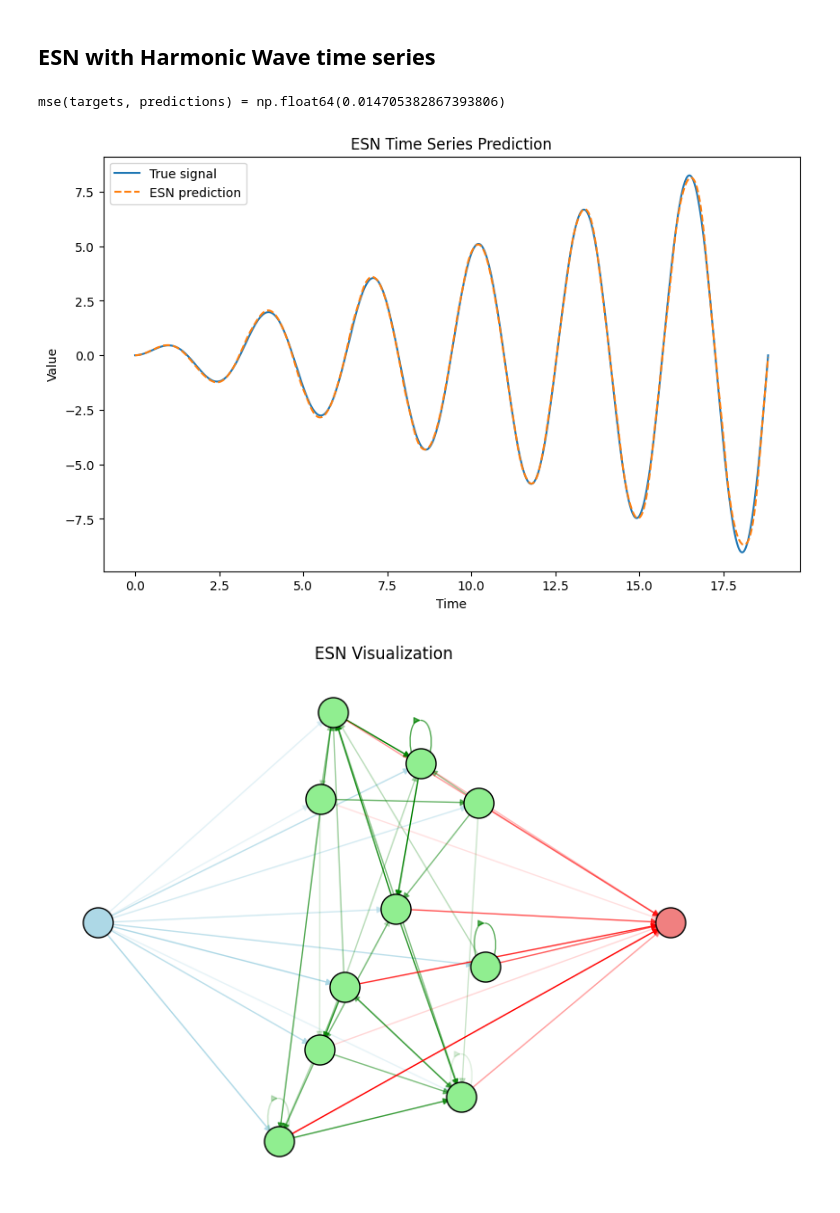
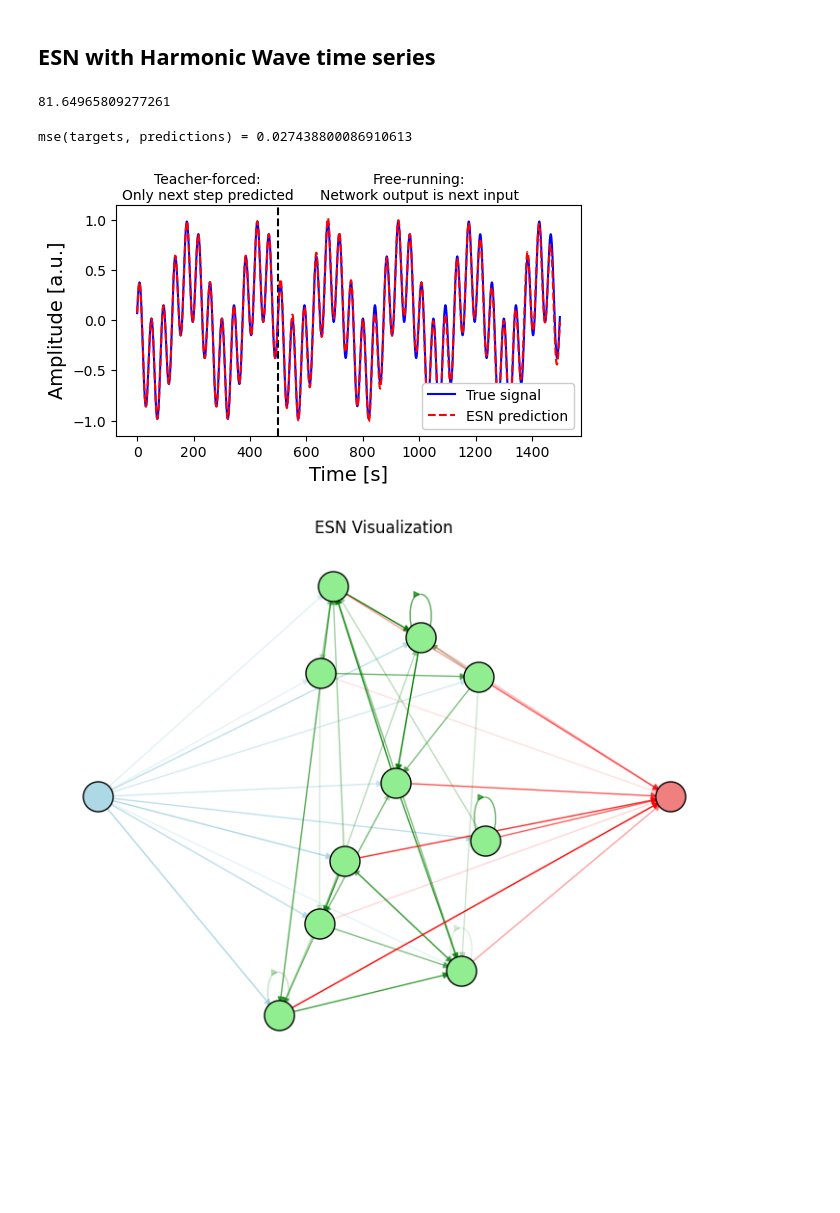
Before and after one commit to TMKamsma/Pyontronics, a Jupyter notebook: demo.ipynb, the cells around one changed output. Cells and saved outputs as stored; diff of their text form; code cells hidden in the pictures; blank space fills up the shorter version.

```diff
--- a/demo.ipynb
+++ b/demo.ipynb
@@ -153,8 +149,9 @@ KeyboardInterrupt:
 ## ESN with Harmonic Wave time series
 # %%
 # Generate synthetic data (simple sine wave prediction)
-t = np.linspace(0, 6 * np.pi, 1000)
-data = np.sin(t) * np.cos(t) * t
+t = np.linspace(0, 80 * np.pi, 4000)
+dt_harmonic = 80 * np.pi/4000
+data = np.sin(t) * np.cos(1.4*t)
 
 # Create input/output pairs for time series prediction
 inputs = data[:-1].reshape(-1, 1)
@@ -163,17 +160,17 @@ targets = data[1:].reshape(-1, 1)
 # Initialize and train ESN
 esn = EchoStateNetwork(
     input_dim=1,
-    reservoir_size=10,
+    reservoir_size=15,
     output_dim=1,
-    leaking_rate=1,
-    step_size=0.3,
-    time_scale=1,
-    spectral_radius=0.95,
-    sparsity=0.7,
-    input_scaling=1.0,
-    regularization=1e-4,
+    leaking_rate=0.9,
+    step_size=dt_harmonic,
+    time_scale=0.5,
+    spectral_radius=0.8,
+    sparsity=0.75,
+    input_scaling=0.5,
+    regularization=1e-6,
     washout=0,
-    activation=np.tanh,
+    activation=ginf_activator.activate,
 )
 
 # Train on synthetic data
@@ -185,19 +182,23 @@ predictions = esn.predict(inputs)
 # Calculate prediction error after network settled from np.zeroes initialization
 print(f"{mse(targets, predictions) = }")
 # %% [output]
-mse(targets, predictions) = np.float64(0.014705382867393806)
+81.64965809277261
+mse(targets, predictions) = 0.027438800086910613
 # %%
-plt.figure(figsize=(10, 6))
-plt.plot(t[:-1], targets, label="True signal")
-plt.plot(t[:-1], predictions, label="ESN prediction", linestyle="--")
-plt.title("ESN Time Series Prediction")
-plt.xlabel("Time")
-plt.ylabel("Value")
-plt.legend()
+plt.figure(figsize=(6, 3))
+plt.axvline(x=500, linestyle="--", color='black')
+plt.text(250, 1.2, 'Teacher-forced:\nOnly next step predicted', dict(size=10), horizontalalignment='center')
+plt.text(1000, 1.2, 'Free-running:\nNetwork output is next input', dict(size=10), horizontalalignment='center')
+plt.plot(targets[500:2000], label="True signal",color='blue')
+plt.plot(predictions[500:2000], label="ESN prediction", linestyle="--",color='red')
+plt.xlabel("Time [s]", fontsize=14)
+plt.ylabel("Amplitude [a.u.]", fontsize=14)
+plt.ylim(-1.15, 1.15)
+plt.legend(loc='lower right',framealpha=1)
 plt.savefig("output/sine_prediction_plot.pdf")
 plt.savefig("output/sine_prediction_plot.png")
 # %% [output]
-[figure, old version]
+[figure, new version]
 # %%
 esn.visualize_reservoir()
 # %% [output]
```
Also changed, not shown: parts of 9 cells of this notebook, 7 other files.
